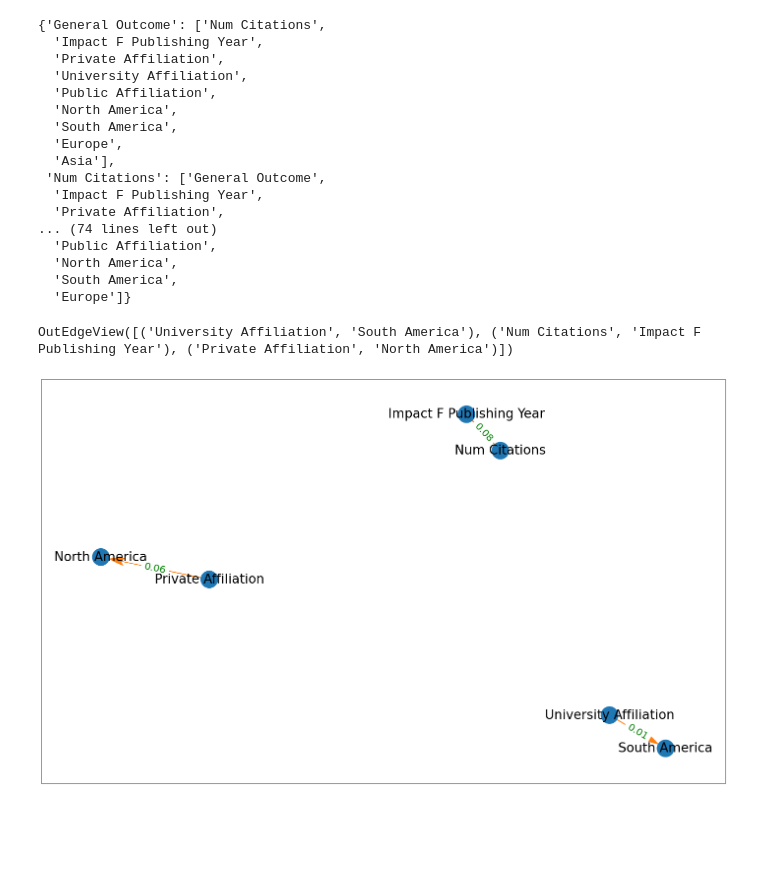
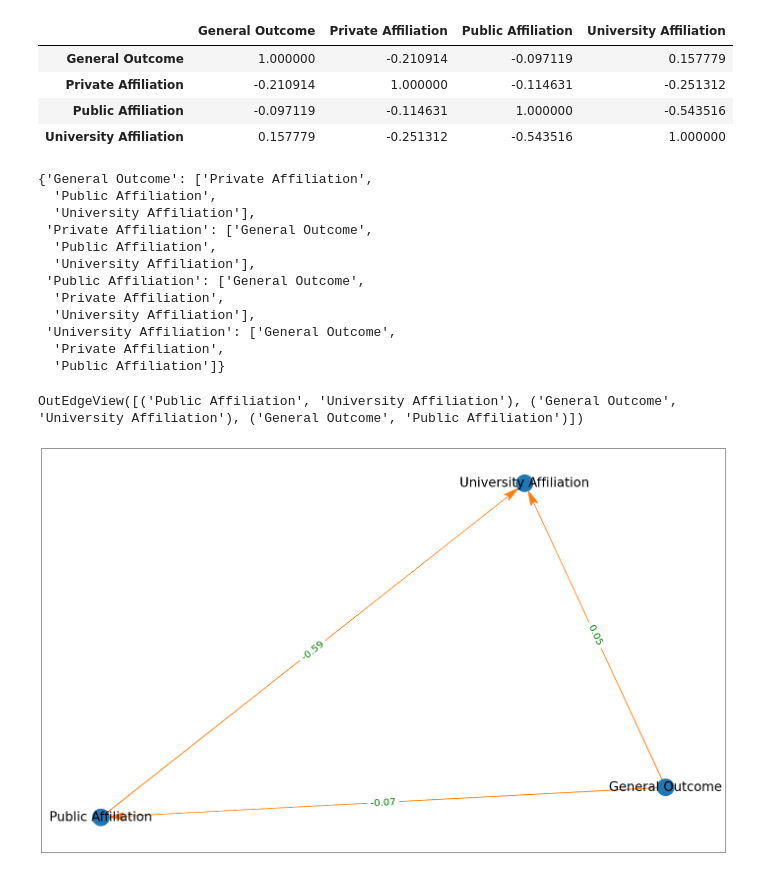
Before and after one commit to XorlademBarnorKodjo/Glyphosate-Project, a Jupyter notebook: Article/Codes/Initial DAG results.ipynb, the cells around one changed output. Saved outputs shown, nothing was run; the diff lists cells and outputs as text; code cells hidden in the pictures; blank space fills up the shorter version.

```diff
--- a/Article/Codes/Initial DAG results.ipynb
+++ b/Article/Codes/Initial DAG results.ipynb
@@ -4,10 +7,10 @@ import numpy as np
 # %%
-data = pd.read_excel("DAGs Data.xlsx", index_col = [0])
+data = pd.read_excel("DAGs Data.xlsx", index_col = [31, 40])
 data.rename(columns={key: str(key).replace("_", " ").title() for key in data}, inplace= True)
 data["General Outcome"][data["Environmental Outcome"]==1]=1
 data["General Outcome"][data["Health Outcome"]==1]=1
 keys = list(data.keys())
-list(data.keys())
+#list(data.keys())
 # %% [output]
 A value is trying to be set on a copy of a slice from a DataFrame
 
@@ -104,15 +74,15 @@ data
 # %%
 import pingouin
 from pgmpy.estimators import PC
-c = PC(data[keys].dropna())
+c = PC(data_reg[keys].dropna())
 max_cond_vars = len(keys) - 2
 
-sig =0.05
-model = c.estimate(return_type = "dag", variant= "parallel",
+sig =0.10
+model = c.estimate(return_type = "dag", variant = "parallel",
                    significance_level = sig,
                    max_cond_vars = max_cond_vars, ci_test = "pearsonr")
 edges = model.edges()
-pcorr = data.pcorr()
+pcorr = data_reg.pcorr()
 weights = {}
 # %%
 pcorr
@@ -131,65 +95,68 @@ pcorr
+# %%
+data_reg.corr()
+# %% [output]
+|  | General Outcome | Private Affiliation | Public Affiliation | University Affiliation |
+| General Outcome | 1.000000 | -0.210914 | -0.097119 | 0.157779 |
+| Private Affiliation | -0.210914 | 1.000000 | -0.114631 | -0.251312 |
+| Public Affiliation | -0.097119 | -0.114631 | 1.000000 | -0.543516 |
+| University Affiliation | 0.157779 | -0.251312 | -0.543516 | 1.000000 |
 # %%
-undirected_graph = {key:[] for key in data.keys()}
+undirected_graph = {key:[] for key in data_reg.keys()}
 for x in undirected_graph:
-    remaining_vars = [y for y in data.keys() if y != x]
+    remaining_vars = [y for y in data_reg.keys() if y != x]
     for y in remaining_vars:
         undirected_graph[x].append(y)
 
 undirected_graph
 # %% [output]
-{'General Outcome': ['Num Citations',
-  'Impact F Publishing Year',
+{'General Outcome': ['Private Affiliation',
+  'Public Affiliation',
+  'University Affiliation'],
+ 'Private Affiliation': ['General Outcome',
+  'Public Affiliation',
+  'University Affiliation'],
+ 'Public Affiliation': ['General Outcome',
   'Private Affiliation',
-  'University Affiliation',
-  'Public Affiliation',
-  'North America',
-  'South America',
-  'Europe',
-  'Asia'],
- 'Num Citations': ['General Outcome',
-  'Impact F Publishing Year',
+  'University Affiliation'],
+ 'University Affiliation': ['General Outcome',
   'Private Affiliation',
-... (74 lines left out)
-  'Public Affiliation',
-  'North America',
-  'South America',
-  'Europe']}
+  'Public Affiliation']}
 # %%
 import matplotlib.pyplot as plt
 from matplotlib.patches import ArrowStyle
 import networkx as nx
-def graph_DAG(edges, data, title = ""):
-    pcorr = data.pcorr()
+def graph_DAG(edges, data_reg, title = ""):
+    pcorr = data_reg.pcorr()
     graph = nx.DiGraph()
     edge_labels = {}
     for edge in edges:
         edge_labels[edge] = str(round(pcorr[edge[0]].loc[edge[1]],2))
 
     graph.add_edges_from(edges)
     color_map = ["C0" for g in graph]
 
     fig, ax = plt.subplots(figsize = (20,12))
     graph.nodes()
     plt.tight_layout()
     pos = nx.spring_layout(graph)#, k = 5/(len(sig_corr.keys())**.5))
 
     plt.title(title, fontsize = 30)
     nx.draw_networkx(graph, pos, node_color=color_map, node_size = 1200,
                      with_labels=True,  arrows=True,
                      font_color = "black",
                      font_size = 26, alpha = 1,
                      width = 1, edge_color = "C1",
                      arrowstyle=ArrowStyle("Fancy, head_length=3, head_width=1.5, tail_width=.1"), ax = ax)
     nx.draw_networkx_edge_labels(graph,pos,
                                  edge_labels=edge_labels,
                                  font_color='green',
                                  font_size=20)
-
-graph_DAG(edges, data)
+plt.close()
+graph_DAG(edges, data_reg)
 edges
 # %% [output]
-OutEdgeView([('University Affiliation', 'South America'), ('Num Citations', 'Impact F Publishing Year'), ('Private Affiliation', 'North America')])
+OutEdgeView([('Public Affiliation', 'University Affiliation'), ('General Outcome', 'University Affiliation'), ('General Outcome', 'Public Affiliation')])
-[figure, old version]
+[figure, new version]
 # %%
 import pandas as pd
 from pgmpy.estimators import PC
```
Also changed, not shown: parts of 17 cells of this notebook, 17 other files.
